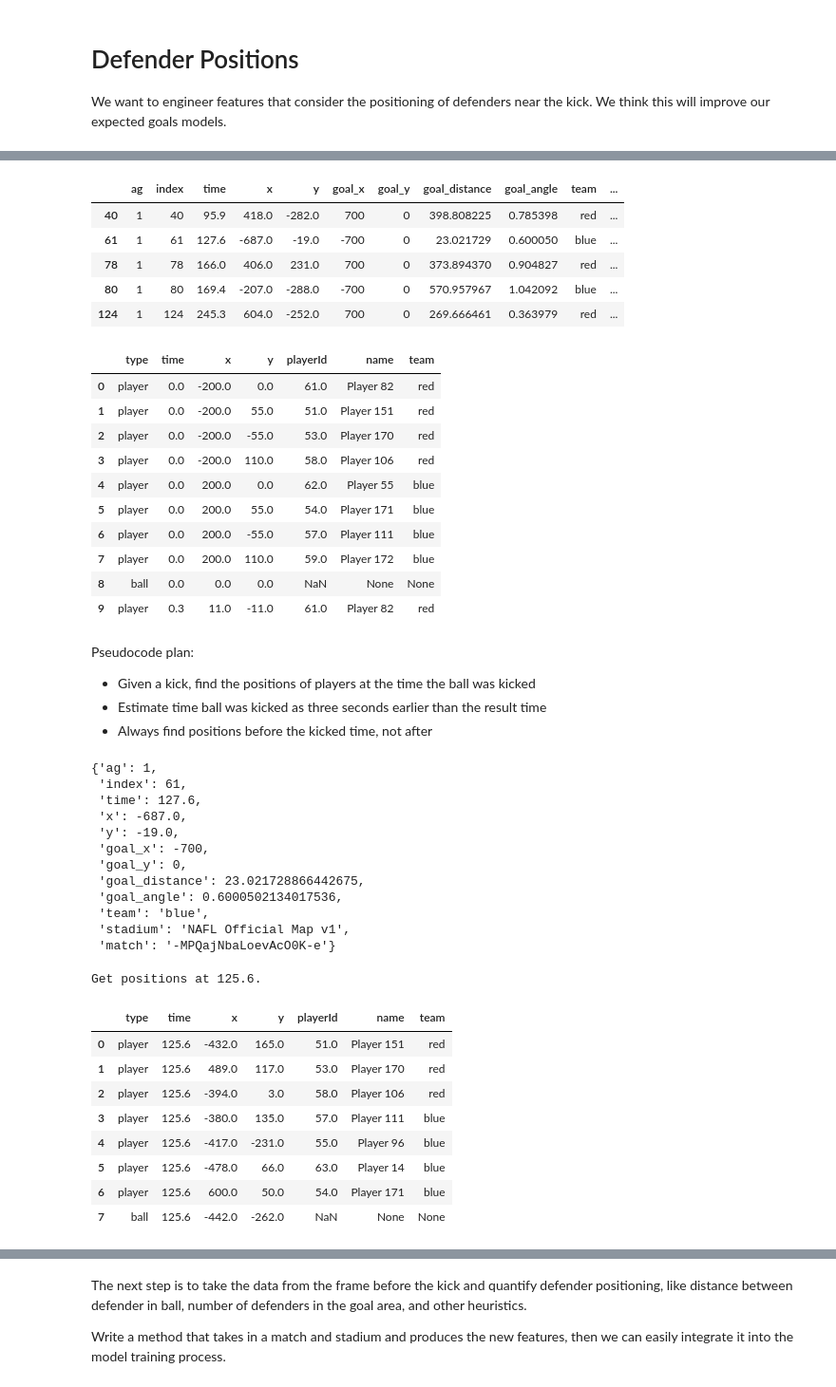
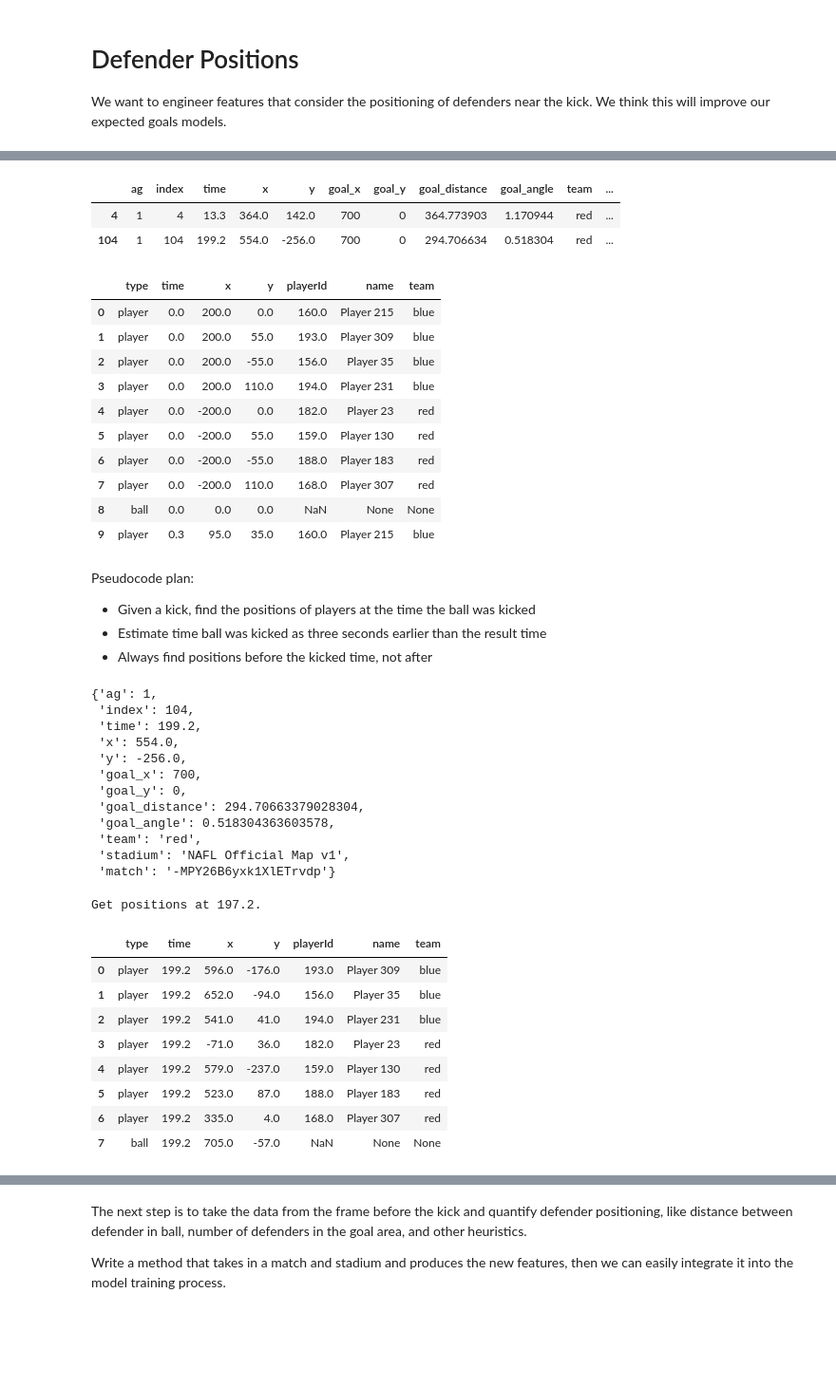
Before and after one commit to vingkan/haxml, a Jupyter notebook: notebooks/defender_positions.ipynb, the cells around one changed output, grey strips where cells are left out. Shown at 95% size. Cells and saved outputs as stored; diff of their text form; code cells hidden in the pictures; blank space fills up the shorter version.

```diff
--- a/notebooks/defender_positions.ipynb
+++ b/notebooks/defender_positions.ipynb
@@ -30,6 +30,6 @@ import pandas as pd
 stadiums = get_stadiums("../data/stadiums.json")
 metadata = get_matches_metadata("../data/matches_metadata.csv")
 # %%
-meta = metadata[218]
+meta = metadata[543]
 meta
 # %% [output]
@@ -54,25 +54,22 @@ df["match"] = key
 df.query("ag == 1").head()
 # %% [output]
 |  | ag | index | time | x | y | goal_x | goal_y | goal_distance | goal_angle | team | ... |
-| 40 | 1 | 40 | 95.9 | 418.0 | -282.0 | 700 | 0 | 398.808225 | 0.785398 | red | ... |
-| 61 | 1 | 61 | 127.6 | -687.0 | -19.0 | -700 | 0 | 23.021729 | 0.600050 | blue | ... |
-| 78 | 1 | 78 | 166.0 | 406.0 | 231.0 | 700 | 0 | 373.894370 | 0.904827 | red | ... |
-| 80 | 1 | 80 | 169.4 | -207.0 | -288.0 | -700 | 0 | 570.957967 | 1.042092 | blue | ... |
-| 124 | 1 | 124 | 245.3 | 604.0 | -252.0 | 700 | 0 | 269.666461 | 0.363979 | red | ... |
+| 4 | 1 | 4 | 13.3 | 364.0 | 142.0 | 700 | 0 | 364.773903 | 1.170944 | red | ... |
+| 104 | 1 | 104 | 199.2 | 554.0 | -256.0 | 700 | 0 | 294.706634 | 0.518304 | red | ... |
 # %%
 pd.DataFrame(match["positions"]).head(10)
 # %% [output]
 |  | type | time | x | y | playerId | name | team |
-| 0 | player | 0.0 | -200.0 | 0.0 | 61.0 | Player 82 | red |
-| 1 | player | 0.0 | -200.0 | 55.0 | 51.0 | Player 151 | red |
-| 2 | player | 0.0 | -200.0 | -55.0 | 53.0 | Player 170 | red |
-| 3 | player | 0.0 | -200.0 | 110.0 | 58.0 | Player 106 | red |
-| 4 | player | 0.0 | 200.0 | 0.0 | 62.0 | Player 55 | blue |
-| 5 | player | 0.0 | 200.0 | 55.0 | 54.0 | Player 171 | blue |
-| 6 | player | 0.0 | 200.0 | -55.0 | 57.0 | Player 111 | blue |
-| 7 | player | 0.0 | 200.0 | 110.0 | 59.0 | Player 172 | blue |
+| 0 | player | 0.0 | 200.0 | 0.0 | 160.0 | Player 215 | blue |
+| 1 | player | 0.0 | 200.0 | 55.0 | 193.0 | Player 309 | blue |
+| 2 | player | 0.0 | 200.0 | -55.0 | 156.0 | Player 35 | blue |
+| 3 | player | 0.0 | 200.0 | 110.0 | 194.0 | Player 231 | blue |
+| 4 | player | 0.0 | -200.0 | 0.0 | 182.0 | Player 23 | red |
+| 5 | player | 0.0 | -200.0 | 55.0 | 159.0 | Player 130 | red |
+| 6 | player | 0.0 | -200.0 | -55.0 | 188.0 | Player 183 | red |
+| 7 | player | 0.0 | -200.0 | 110.0 | 168.0 | Player 307 | red |
 | 8 | ball | 0.0 | 0.0 | 0.0 | NaN | None | None |
-| 9 | player | 0.3 | 11.0 | -11.0 | 61.0 | Player 82 | red |
+| 9 | player | 0.3 | 95.0 | 35.0 | 160.0 | Player 215 | blue |
 # %% [markdown]
 Pseudocode plan:
 
@@ -102,33 +99,33 @@ example = df.query("ag == 1").to_dict(orient="records")[1]
 example
 # %% [output]
 {'ag': 1,
- 'index': 61,
- 'time': 127.6,
- 'x': -687.0,
- 'y': -19.0,
- 'goal_x': -700,
+ 'index': 104,
+ 'time': 199.2,
+ 'x': 554.0,
+ 'y': -256.0,
+ 'goal_x': 700,
  'goal_y': 0,
- 'goal_distance': 23.021728866442675,
- 'goal_angle': 0.6000502134017536,
- 'team': 'blue',
+ 'goal_distance': 294.70663379028304,
+ 'goal_angle': 0.518304363603578,
+ 'team': 'red',
  'stadium': 'NAFL Official Map v1',
- 'match': '-MPQajNbaLoevAcO0K-e'}
+ 'match': '-MPY26B6yxk1XlETrvdp'}
 # %%
 offset = 2 # seconds
 print("Get positions at {}.".format(example["time"] - offset))
-r1 = get_positions_at_time(match["positions"], example["time"] - offset)
+r1 = get_positions_at_time(match["positions"], example["time"])
 pd.DataFrame(r1)
 # %% [output]
-Get positions at 125.6.
+Get positions at 197.2.
 |  | type | time | x | y | playerId | name | team |
-| 0 | player | 125.6 | -432.0 | 165.0 | 51.0 | Player 151 | red |
-| 1 | player | 125.6 | 489.0 | 117.0 | 53.0 | Player 170 | red |
-| 2 | player | 125.6 | -394.0 | 3.0 | 58.0 | Player 106 | red |
-| 3 | player | 125.6 | -380.0 | 135.0 | 57.0 | Player 111 | blue |
-| 4 | player | 125.6 | -417.0 | -231.0 | 55.0 | Player 96 | blue |
-| 5 | player | 125.6 | -478.0 | 66.0 | 63.0 | Player 14 | blue |
-| 6 | player | 125.6 | 600.0 | 50.0 | 54.0 | Player 171 | blue |
-| 7 | ball | 125.6 | -442.0 | -262.0 | NaN | None | None |
+| 0 | player | 199.2 | 596.0 | -176.0 | 193.0 | Player 309 | blue |
+| 1 | player | 199.2 | 652.0 | -94.0 | 156.0 | Player 35 | blue |
+| 2 | player | 199.2 | 541.0 | 41.0 | 194.0 | Player 231 | blue |
+| 3 | player | 199.2 | -71.0 | 36.0 | 182.0 | Player 23 | red |
+| 4 | player | 199.2 | 579.0 | -237.0 | 159.0 | Player 130 | red |
+| 5 | player | 199.2 | 523.0 | 87.0 | 188.0 | Player 183 | red |
+| 6 | player | 199.2 | 335.0 | 4.0 | 168.0 | Player 307 | red |
+| 7 | ball | 199.2 | 705.0 | -57.0 | NaN | None | None |
 # %%
 def get_positions_in_range(positions, start, end):
     """
```
Also changed, not shown: parts of 6 cells of this notebook, 4 other files.
